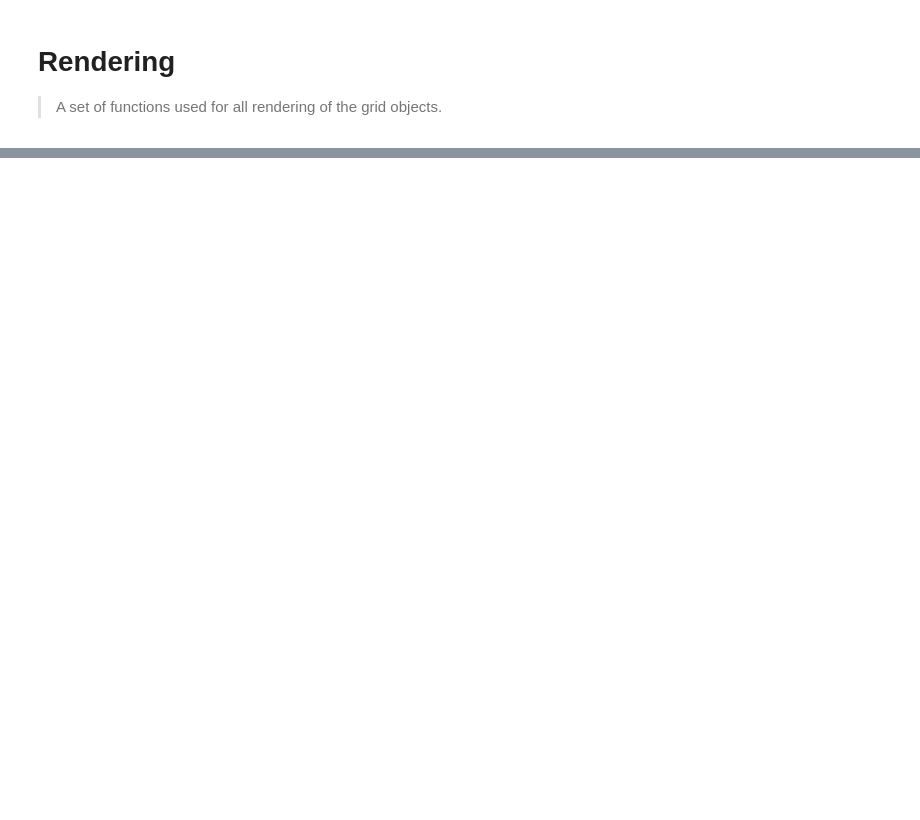
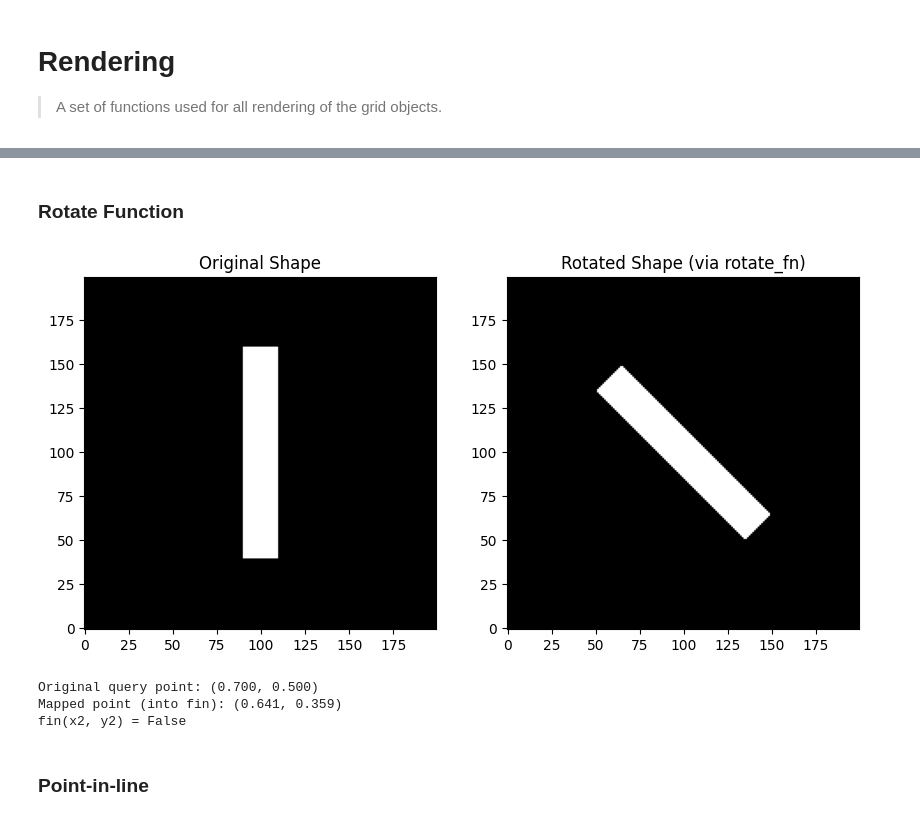
Before and after one commit to Ahmed-Khaled-Saleh/multigrid, a Jupyter notebook: nbs/00b_utils.rendering.ipynb, the cells around one changed output, grey strips where cells are left out. Saved outputs shown, nothing was run; the diff lists cells and outputs as text; code cells hidden in the pictures; blank space fills up the shorter version.

```diff
--- a/nbs/00b_utils.rendering.ipynb
+++ b/nbs/00b_utils.rendering.ipynb
@@ -84,7 +229,13 @@ def fill_coords(
+# %% [markdown]
+### Rotate Function
 # %%
 #| export
 
-def rotate_fn(fin: FilterFunction, cx: float, cy: float, theta: float) -> FilterFunction:
+def rotate_fn(
+        fin: FilterFunction,
+        cx: float,
+        cy: float,
+        theta: float) -> FilterFunction:
     """
     Rotate a coordinate filter function around a center point by some angle.
 
@@ -114,6 +265,66 @@ def rotate_fn(fin: FilterFunction, cx: float, cy: float, theta: float) -> Filter
         return fin(x2, y2)
 
     return fout
+# %%
+#| hide
+import numpy as np
+import matplotlib.pyplot as plt
+import math
+
+# -------- Original filter function (a vertical bar) --------
+def fin(x, y):
+    return (0.45 < x < 0.55) and (0.2 < y < 0.8)
+
+# -------- Create rotated function --------
+theta = math.pi / 4  # 45 degrees
+cx, cy = 0.5, 0.5
+
+f_rot = rotate_fn(fin, cx, cy, theta)
+
+# -------- Generate images --------
+img = np.zeros((200, 200, 3), dtype=np.uint8)
+copied_img = img.copy()
+img_original = fill_coords(img, fin, White)
+img_rotated = fill_coords(copied_img, f_rot, White)
+
+
+# -------- Plot results --------
+fig, axs = plt.subplots(1, 2, figsize=(10, 5))
+
+axs[0].imshow(img_original, origin='lower')
+axs[0].set_title("Original Shape")
+
+axs[1].imshow(img_rotated, origin='lower')
+axs[1].set_title("Rotated Shape (via rotate_fn)")
+
+# for ax in axs:
+#     ax.set_xticks([])
+#     ax.set_yticks([])
+
+plt.show()
+# %% [output]
+[figure, added]
+# %%
+#| hide
+# Pick a point in output space
+x, y = 0.7, 0.5
+
+# Apply inverse rotation manually
+x_shift = x - cx
+y_shift = y - cy
+
+x2 = cx + x_shift * math.cos(-theta) - y_shift * math.sin(-theta)
+y2 = cy + y_shift * math.cos(-theta) + x_shift * math.sin(-theta)
+
+print(f"Original query point: ({x:.3f}, {y:.3f})")
+print(f"Mapped point (into fin): ({x2:.3f}, {y2:.3f})")
+print(f"fin(x2, y2) = {fin(x2, y2)}")
+# %% [output]
+Original query point: (0.700, 0.500)
+Mapped point (into fin): (0.641, 0.359)
+fin(x2, y2) = False
+# %% [markdown]
+### Point-in-line
 # %%
 #| export
 
```
Also changed, not shown: parts of 21 cells of this notebook, 44 other files.
